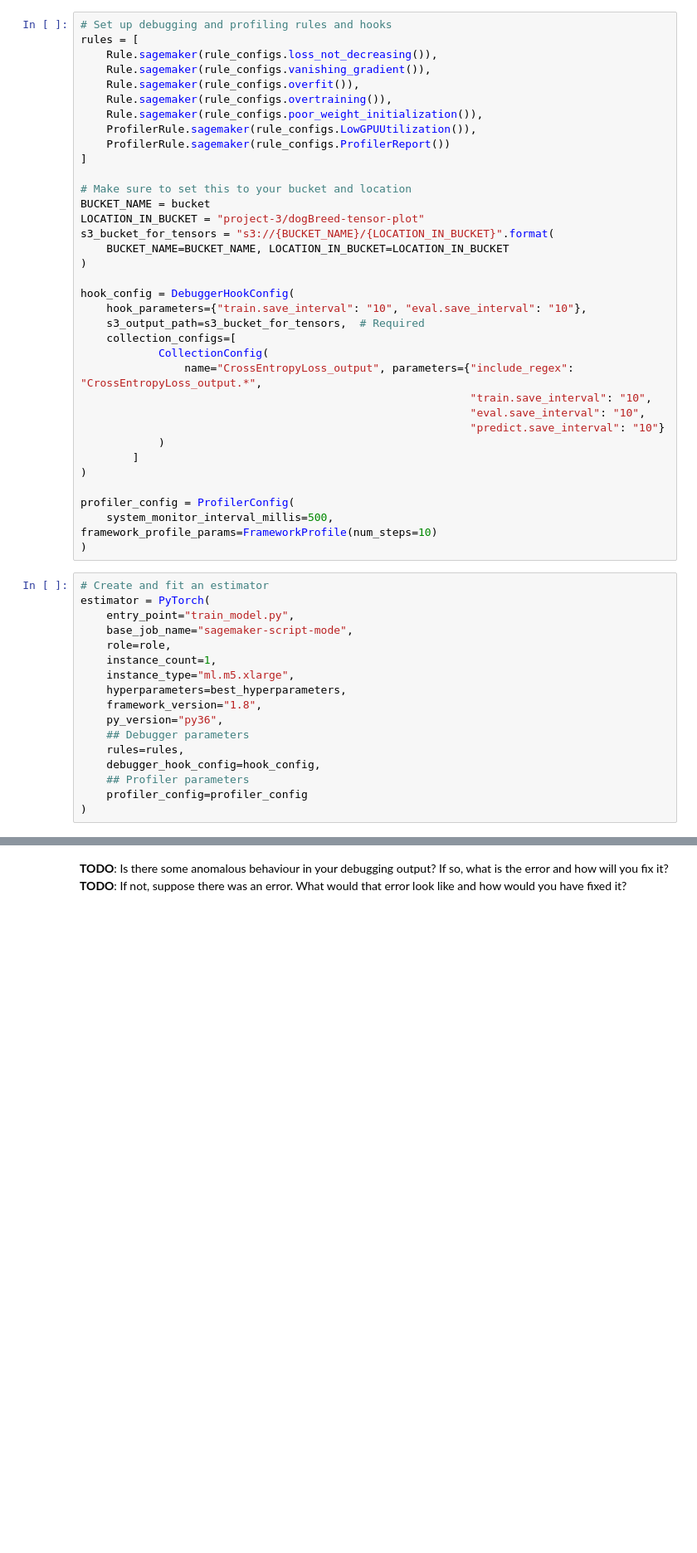
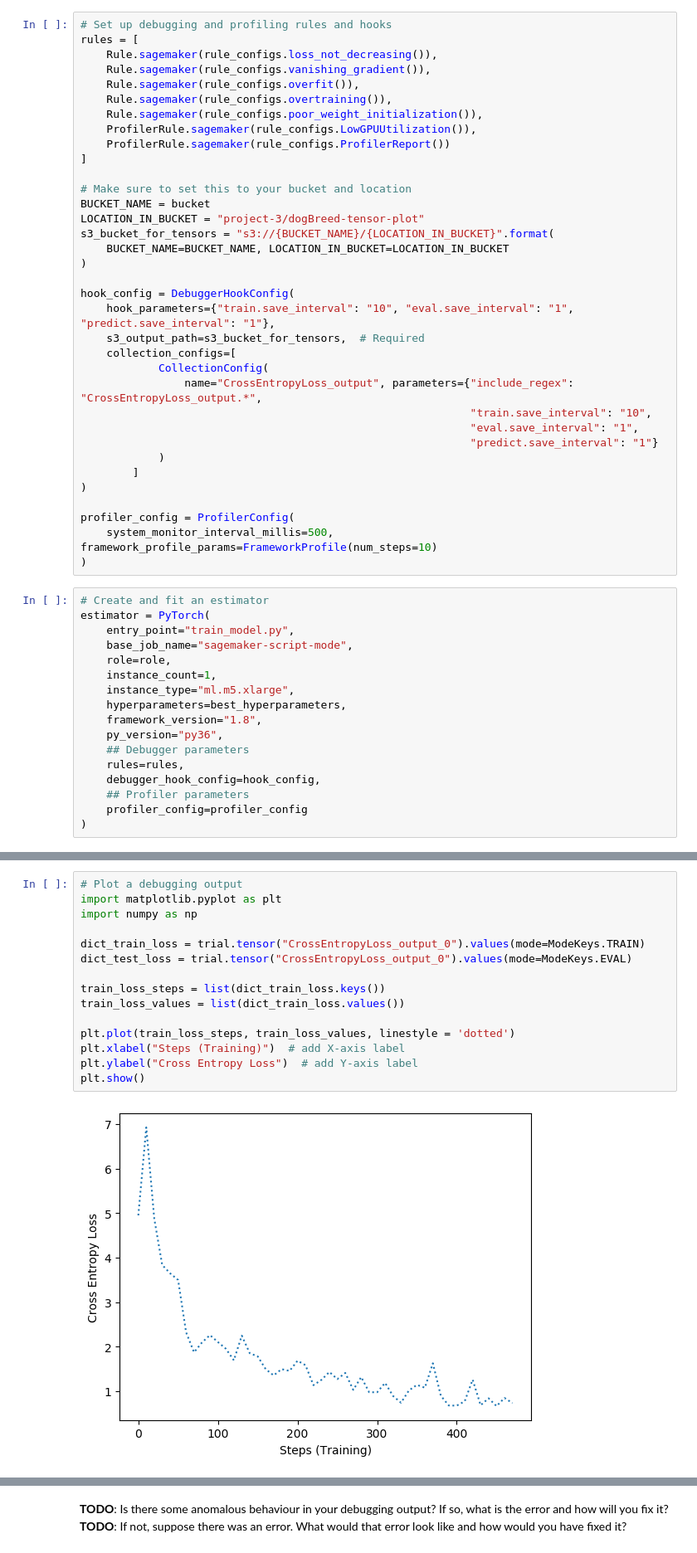
Before and after one commit to DevikaLak/CD0387-deep-learning-topics-within-computer-vision-nlp-project-starter, a Jupyter notebook: train_and_deploy.ipynb, the cells around one changed output, grey strips where cells are left out. Shown at 83% size. Saved outputs shown, nothing was run; the diff lists cells and outputs as text; blank space fills up the shorter version.

```diff
--- a/train_and_deploy.ipynb
+++ b/train_and_deploy.ipynb
@@ -239,14 +236,14 @@ s3_bucket_for_tensors = "s3://{BUCKET_NAME}/{LOCATION_IN_BUCKET}".format(
 )
 
 hook_config = DebuggerHookConfig(
-    hook_parameters={"train.save_interval": "10", "eval.save_interval": "10"},
+    hook_parameters={"train.save_interval": "10", "eval.save_interval": "1", "predict.save_interval": "1"},
     s3_output_path=s3_bucket_for_tensors,  # Required
     collection_configs=[
             CollectionConfig(
                 name="CrossEntropyLoss_output", parameters={"include_regex": "CrossEntropyLoss_output.*",
                                                             "train.save_interval": "10",
-                                                            "eval.save_interval": "10",
-                                                            "predict.save_interval": "10"}
+                                                            "eval.save_interval": "1",
+                                                            "predict.save_interval": "1"}
             )
         ]
 )
@@ -333,6 +319,23 @@ Tensor names are: <bound method Trial.collections of <smdebug.trials.s3_trial.S3
 )>
 48
 1
+# %%
+# Plot a debugging output
+import matplotlib.pyplot as plt
+import numpy as np
+
+dict_train_loss = trial.tensor("CrossEntropyLoss_output_0").values(mode=ModeKeys.TRAIN)
+dict_test_loss = trial.tensor("CrossEntropyLoss_output_0").values(mode=ModeKeys.EVAL)
+
+train_loss_steps = list(dict_train_loss.keys())
+train_loss_values = list(dict_train_loss.values())
+
+plt.plot(train_loss_steps, train_loss_values, linestyle = 'dotted')
+plt.xlabel("Steps (Training)")  # add X-axis label
+plt.ylabel("Cross Entropy Loss")  # add Y-axis label
+plt.show()
+# %% [output]
+[figure, added]
 # %%
 import os
 
```
Also changed, not shown: parts of 27 cells of this notebook, 1 other file.
